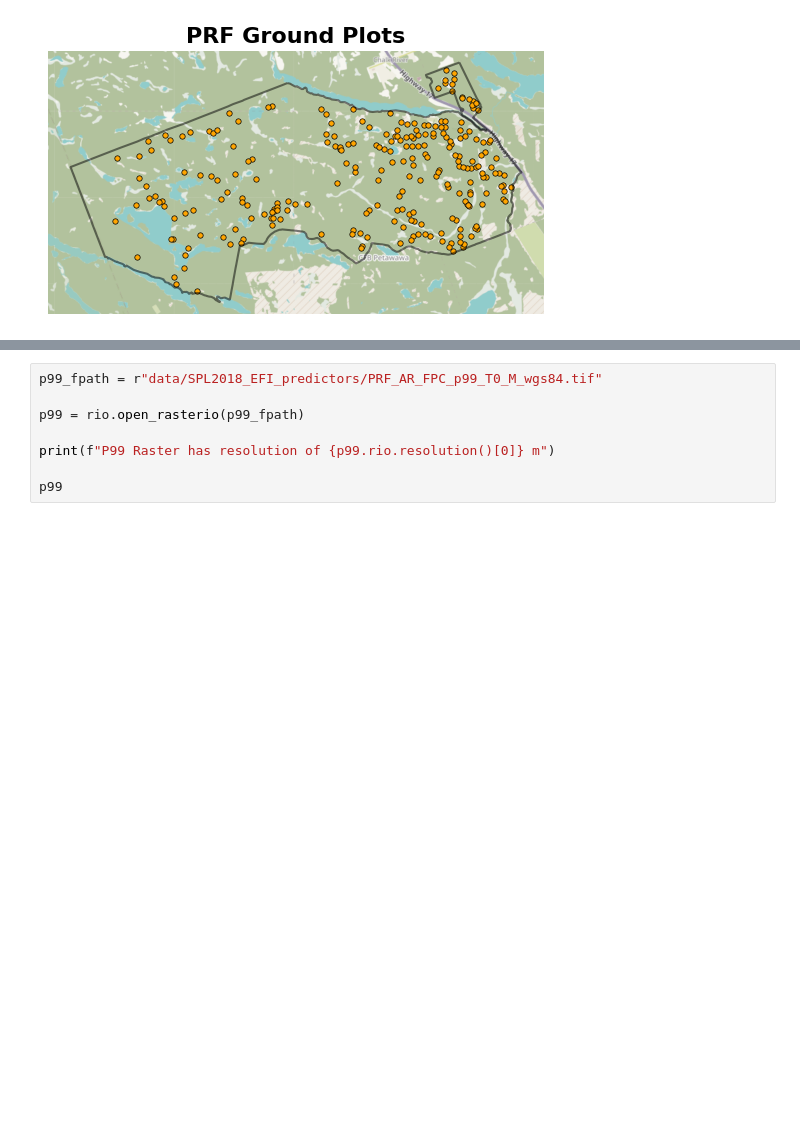
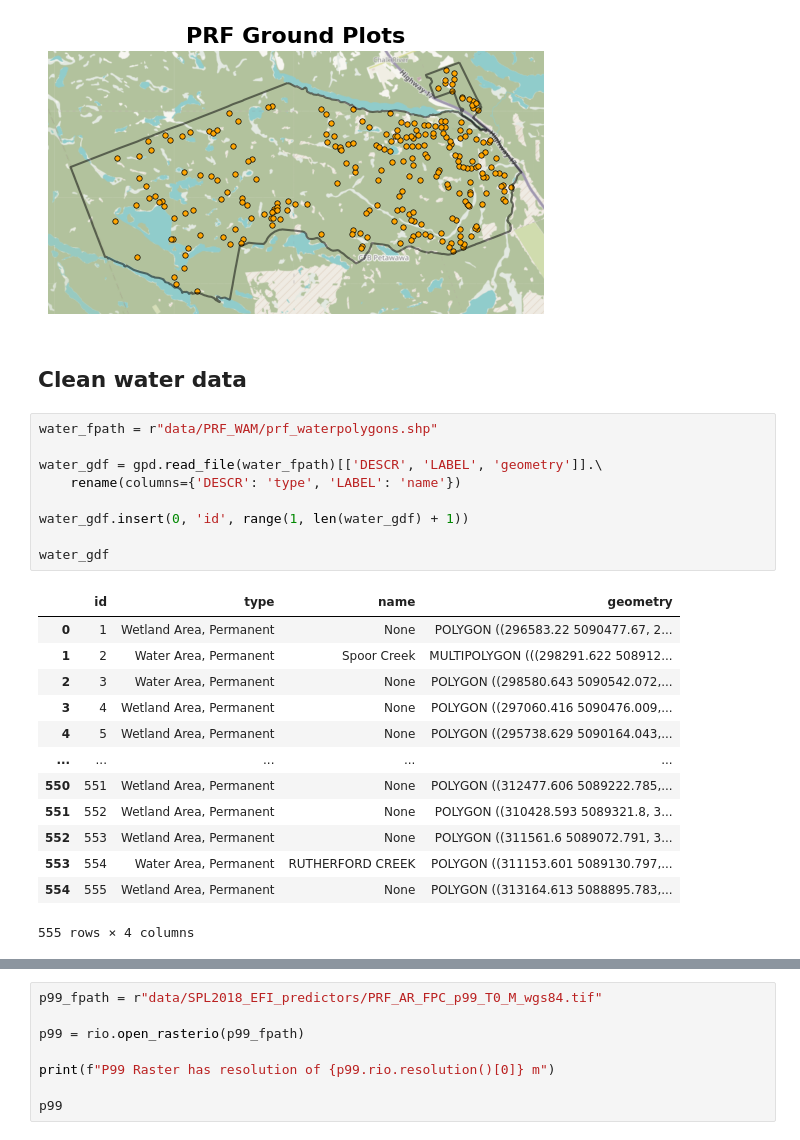
Before and after one commit to subornaa/Data-Analytics-Tutorials, a Jupyter notebook: preprocessing.ipynb, the cells around one changed output, grey strips where cells are left out. Saved outputs shown, nothing was run; the diff lists cells and outputs as text; blank space fills up the shorter version.

```diff
--- a/preprocessing.ipynb
+++ b/preprocessing.ipynb
@@ -263,3 +265,28 @@ ax.set_title("PRF Ground Plots", fontsize=16, fontweight='bold', loc='center')
 # %% [output]
 Text(0.5, 1.0, 'PRF Ground Plots')
 [figure]
+# %% [markdown]
+## Clean water data
+# %%
+water_fpath = r"data/PRF_WAM/prf_waterpolygons.shp"
+
+water_gdf = gpd.read_file(water_fpath)[['DESCR', 'LABEL', 'geometry']].\
+    rename(columns={'DESCR': 'type', 'LABEL': 'name'})
+
+water_gdf.insert(0, 'id', range(1, len(water_gdf) + 1))
+
+water_gdf
+# %% [output]
+|  | id | type | name | geometry |
+| 0 | 1 | Wetland Area, Permanent | None | POLYGON ((296583.22 5090477.67, 2... |
+| 1 | 2 | Water Area, Permanent | Spoor Creek | MULTIPOLYGON (((298291.622 508912... |
+| 2 | 3 | Water Area, Permanent | None | POLYGON ((298580.643 5090542.072,... |
+| 3 | 4 | Wetland Area, Permanent | None | POLYGON ((297060.416 5090476.009,... |
+| 4 | 5 | Wetland Area, Permanent | None | POLYGON ((295738.629 5090164.043,... |
+| ... | ... | ... | ... | ... |
+| 550 | 551 | Wetland Area, Permanent | None | POLYGON ((312477.606 5089222.785,... |
+| 551 | 552 | Wetland Area, Permanent | None | POLYGON ((310428.593 5089321.8, 3... |
+| 552 | 553 | Wetland Area, Permanent | None | POLYGON ((311561.6 5089072.791, 3... |
+| 553 | 554 | Water Area, Permanent | RUTHERFORD CREEK | POLYGON ((311153.601 5089130.797,... |
+| 554 | 555 | Wetland Area, Permanent | None | POLYGON ((313164.613 5088895.783,... |
+555 rows × 4 columns
```
Also changed, not shown: parts of 9 cells of this notebook.
